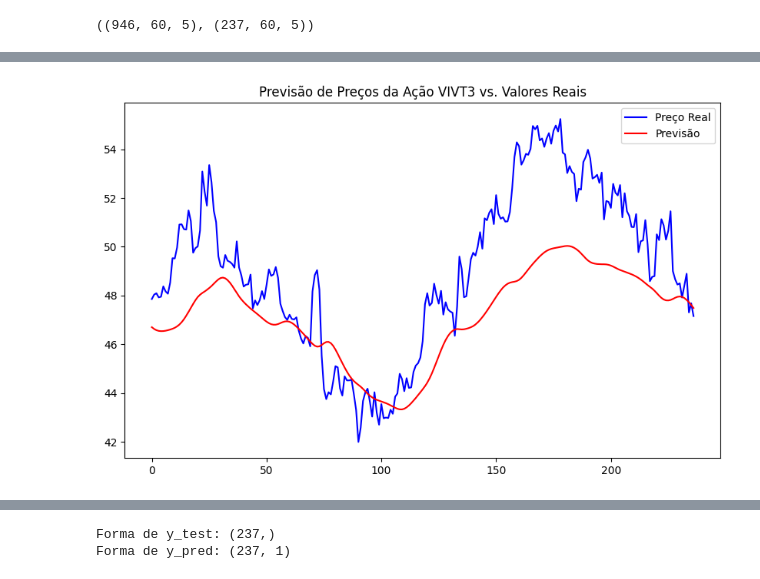
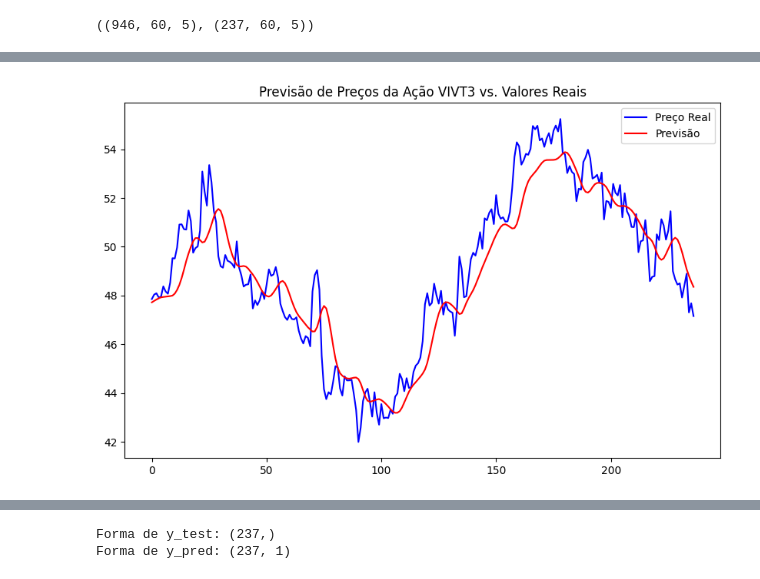
Before and after one commit to douglasVitoriano/pos-tech-fiap-tech-challenge-4, a Jupyter notebook: colet_and_train.ipynb, the cells around one changed output, grey strips where cells are left out. Drawn from its saved outputs; the diff is of its cells as text; code cells hidden in the pictures.

```diff
--- a/colet_and_train.ipynb
+++ b/colet_and_train.ipynb
@@ -290,7 +295,7 @@ from sklearn.metrics import mean_absolute_error, mean_squared_error, mean_absolu
 import numpy as np
 
 # Fazer previsões
-y_pred = new_model.predict(X_test)
+y_pred = model.predict(X_test)
 
 # Desnormalização
 y_test_desnormalized = scaler.inverse_transform(
@@ -322,4 +327,4 @@ MAE: 2.15, RMSE: 2.62, MAPE: 0.04, R2: 0.35
-[figure, old version]
+[figure, new version]
 # %%
 import matplotlib.pyplot as plt
 
```
Also changed, not shown: parts of 11 cells of this notebook, 1 other file.
